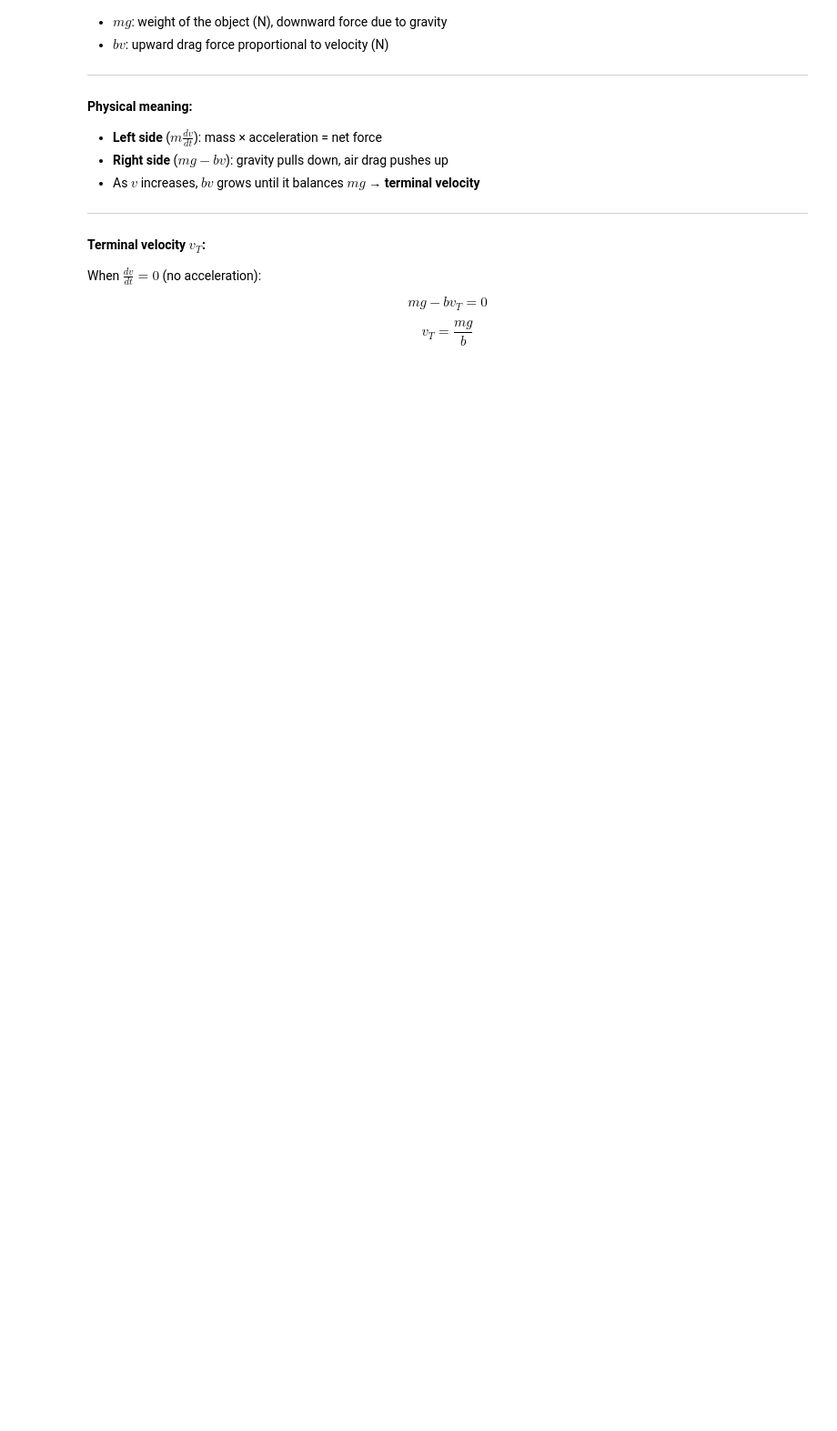
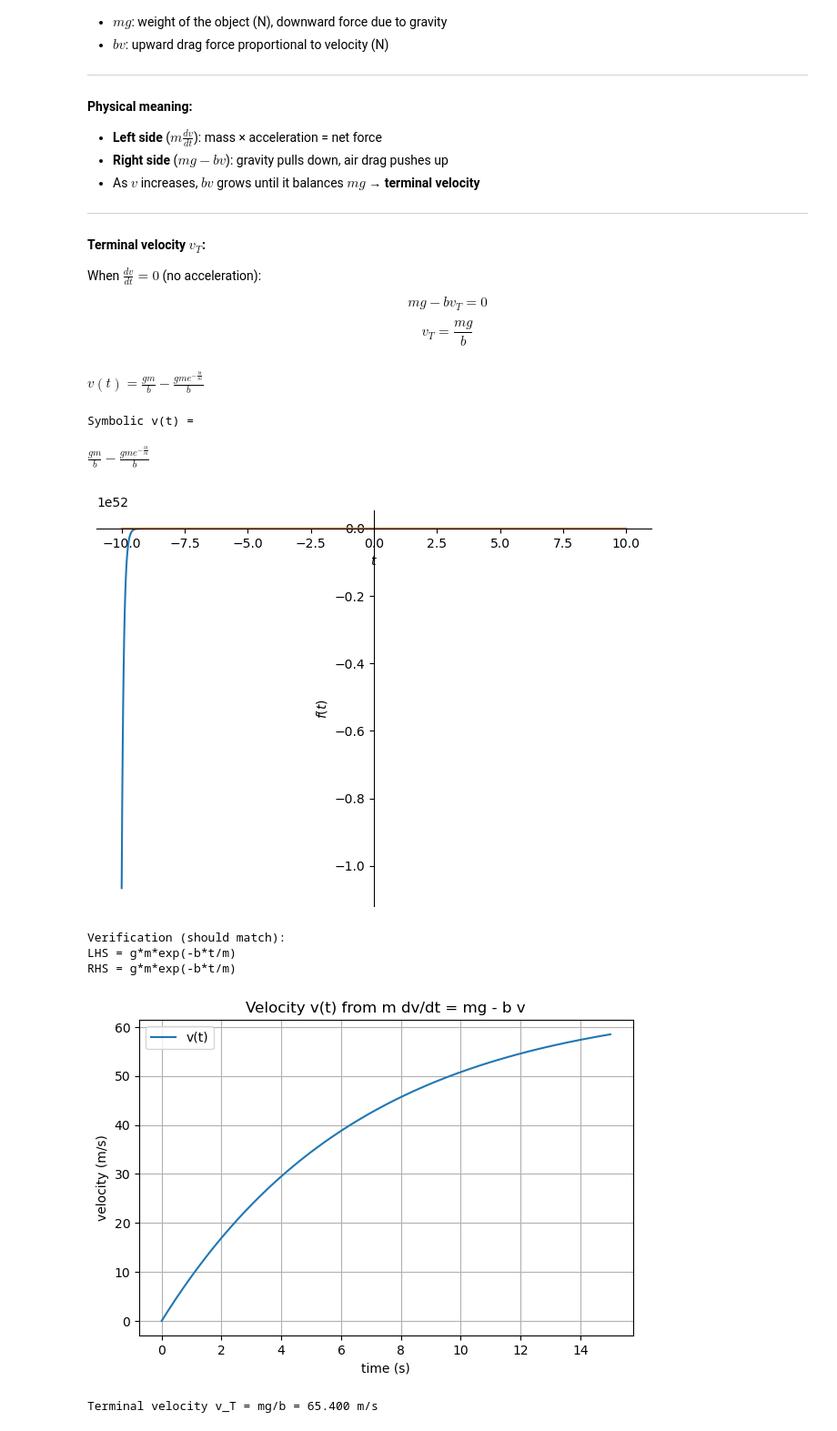
Before and after one commit to gharriso/AstroPython, a Jupyter notebook: CourseraCalculus/calculusPlay.ipynb, the cells around one changed output. Shown at 91% size. Cells and saved outputs as stored; diff of their text form; code cells hidden in the pictures; blank space fills up the shorter version.

```diff
--- a/CourseraCalculus/calculusPlay.ipynb
+++ b/CourseraCalculus/calculusPlay.ipynb
@@ -432,0 +431,78 @@ from sympy import *
+# %%
+# Step-by-step: from m dv/dt = mg - b v  to v(t), then plot v(t)
+#
+# We'll do four steps:
+# 1) Define symbols and the differential equation.
+# 2) Solve the ODE symbolically with the initial condition v(0)=0.
+# 3) (Optional) Verify the solution satisfies the ODE.
+# 4) Turn v(t) into a numeric function and plot it.
+#
+# NOTE: We intentionally keep the plot simple (no custom colors/styles).
+
+import numpy as np
+import matplotlib.pyplot as plt
+from sympy import symbols, Function, Eq, dsolve, simplify, lambdify,plot
+
+# 1) Symbols and function
+t = symbols('t', real=True, nonnegative=True) #time
+m = symbols('m', positive=True)  # mass of the object
+g = symbols('g', positive=True)  # gravitational acceleration
+b = symbols('b', positive=True)  # drag coefficient
+v = Function('v') # v(t)
+
+# Differential equation and initial condition v(0)=0
+'''ODE stands for Ordinary Differential Equation.
+	•	Differential equation: an equation that relates a function (like v(t)) to its derivatives (like \tfrac{dv}{dt}).
+	•	Ordinary: means it has derivatives with respect to a single variable (here, time t).
+ '''
+ode = Eq(m * v(t).diff(t), m*g - b*v(t))
+# Initial condition
+ics = {v(0): 0}
+
+# 2) Solve symbolically
+sol = dsolve(ode, ics=ics)
+display(sol)
+v_t = simplify(sol.rhs)  # symbolic v(t)
+print("Symbolic v(t) =")
+display(v_t)
+vCurve=v_t.subs({m: 1, g: 9.81, b: 12.0})
+plot(vCurve,t)
+
+
+# 3) Verify (optional): plug back into the ODE's left & right sides
+lhs = simplify(m * v_t.diff(t))
+rhs = simplify(m*g - b*v_t)
+print("\nVerification (should match):")
+print("LHS =", lhs)
+print("RHS =", rhs)
+
+# 4) Numeric parameters, lambdify, and plot
+params = {m: 80.0, g: 9.81, b: 12.0}  # example values
+v_num = lambdify(t, v_t.subs(params), 'numpy')
+
+T = 15.0
+tt = np.linspace(0, T, 400)
+vv = v_num(tt)
+
+plt.figure(figsize=(7,4.5))
+plt.plot(tt, vv, label='v(t)')
+plt.xlabel('time (s)')
+plt.ylabel('velocity (m/s)')
+plt.title('Velocity v(t) from m dv/dt = mg - b v')
+plt.legend()
+plt.grid(True)
+plt.show()
+
+# Show terminal velocity computed from the closed form (mg/b) for the chosen params
+v_T = float((m*g/b).subs(params))
+print(f"\nTerminal velocity v_T = mg/b = {v_T:.3f} m/s")
+# %% [output]
+$\displaystyle v{\left(t \right)} = \frac{g m}{b} - \frac{g m e^{- \frac{b t}{m}}}{b}$
+Symbolic v(t) =
+$\displaystyle \frac{g m}{b} - \frac{g m e^{- \frac{b t}{m}}}{b}$
+[figure, added]
+Verification (should match):
+LHS = g*m*exp(-b*t/m)
+RHS = g*m*exp(-b*t/m)
+[figure, added]
+Terminal velocity v_T = mg/b = 65.400 m/s
```
Also changed, not shown: parts of 1 cell of this notebook.
